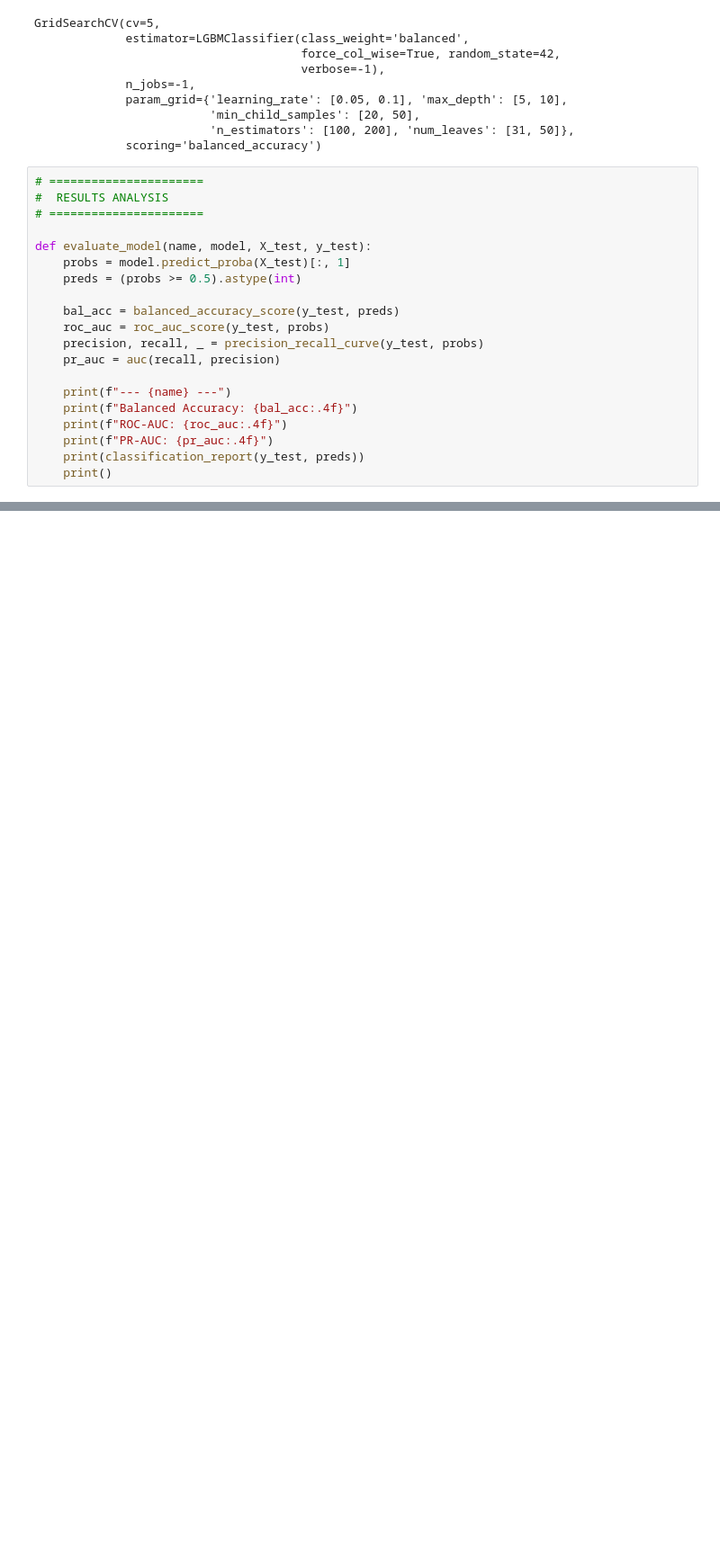
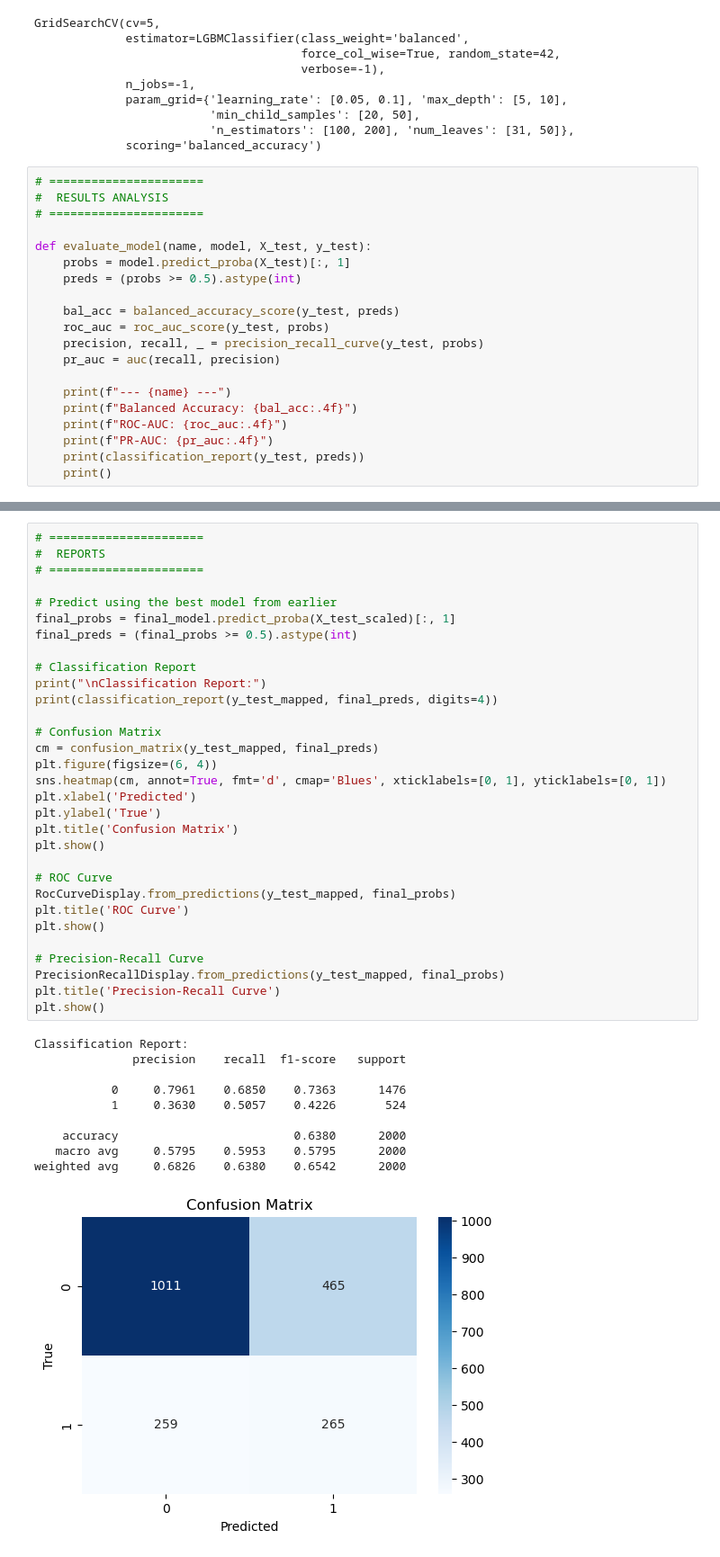
Before and after one commit to josephus-scriptor/ML-DL_Joe, a Jupyter notebook: Project_ML-DL_Group_01_v6_b.ipynb, the cells around one changed output, grey strips where cells are left out. Shown: that part at 90% size. Drawn from its saved outputs; the diff is of its cells as text; blank space fills up the shorter version.

```diff
--- a/Project_ML-DL_Group_01_v6_b.ipynb
+++ b/Project_ML-DL_Group_01_v6_b.ipynb
@@ -186,3 +191,45 @@ Random Forest -> Balanced Acc: 0.5953, PR-AUC: 0.3664, ROC-AUC: 0.6194
 LightGBM      -> Balanced Acc: 0.5897, PR-AUC: 0.3620, ROC-AUC: 0.6264
 Final Selected Model: Random Forest
 ['final_random_forest_model.pkl']
+# %%
+# ======================
+#  REPORTS
+# ======================
+
+# Predict using the best model from earlier
+final_probs = final_model.predict_proba(X_test_scaled)[:, 1]
+final_preds = (final_probs >= 0.5).astype(int)
+
+# Classification Report
+print("\nClassification Report:")
+print(classification_report(y_test_mapped, final_preds, digits=4))
+
+# Confusion Matrix
+cm = confusion_matrix(y_test_mapped, final_preds)
+plt.figure(figsize=(6, 4))
+sns.heatmap(cm, annot=True, fmt='d', cmap='Blues', xticklabels=[0, 1], yticklabels=[0, 1])
+plt.xlabel('Predicted')
+plt.ylabel('True')
+plt.title('Confusion Matrix')
+plt.show()
+
+# ROC Curve
+RocCurveDisplay.from_predictions(y_test_mapped, final_probs)
+plt.title('ROC Curve')
+plt.show()
+
+# Precision-Recall Curve
+PrecisionRecallDisplay.from_predictions(y_test_mapped, final_probs)
+plt.title('Precision-Recall Curve')
+plt.show()
+# %% [output]
+Classification Report:
+              precision    recall  f1-score   support
+
+           0     0.7961    0.6850    0.7363      1476
+           1     0.3630    0.5057    0.4226       524
+
+    accuracy                         0.6380      2000
+   macro avg     0.5795    0.5953    0.5795      2000
+weighted avg     0.6826    0.6380    0.6542      2000
+[figure, added]
```
Also changed, not shown: parts of 3 cells of this notebook, 9 other files.
